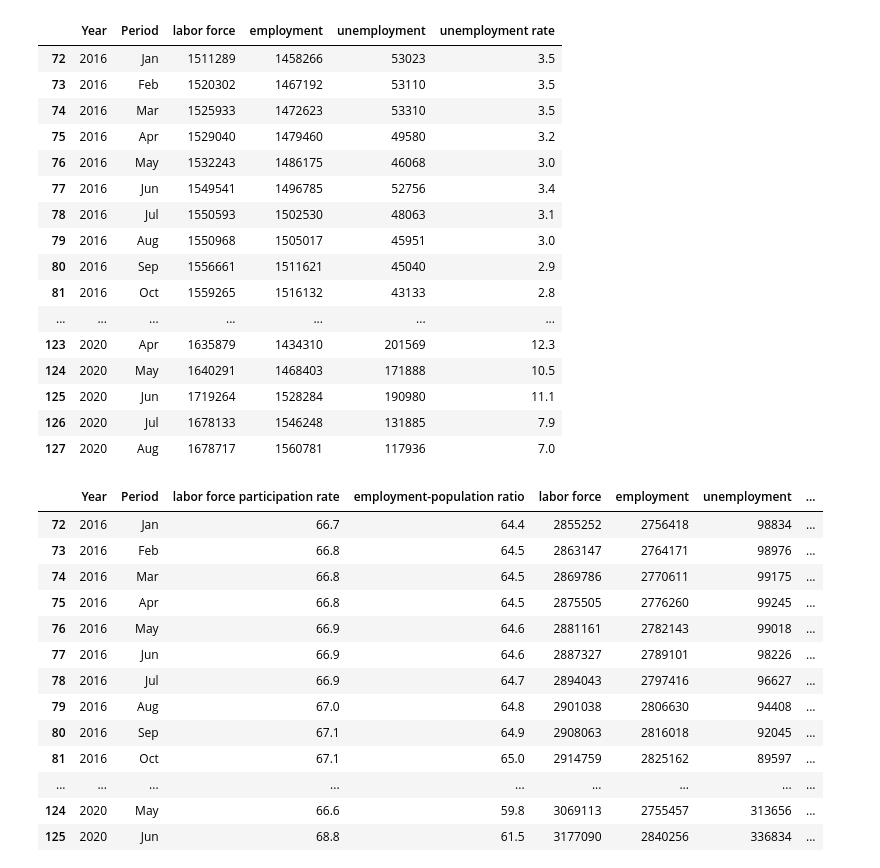
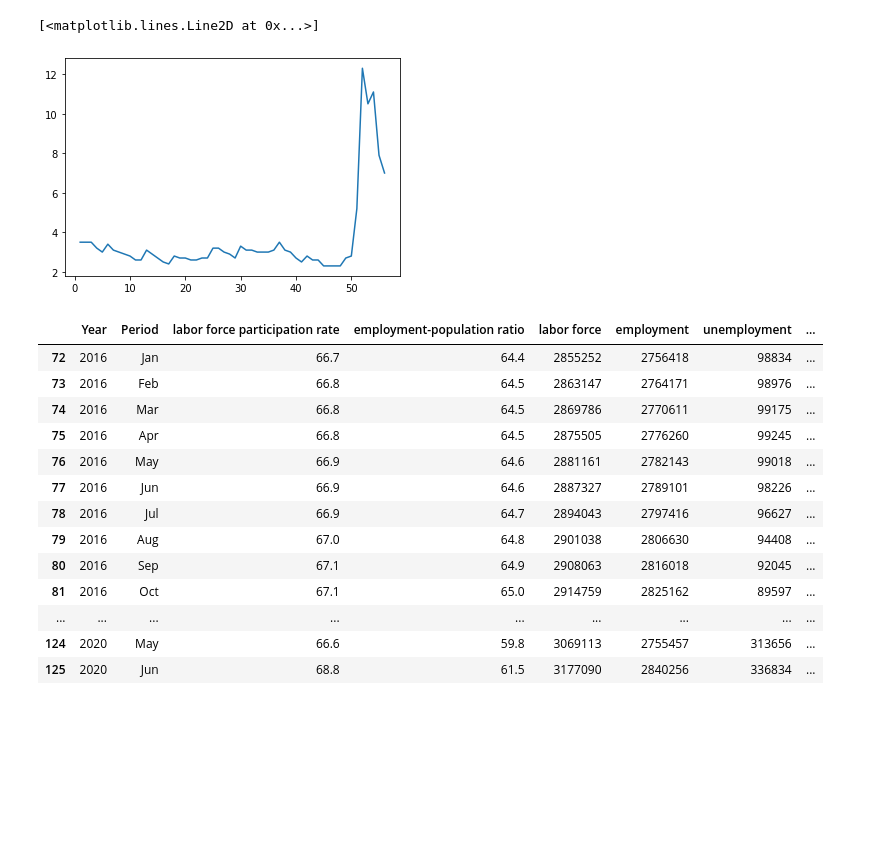
Before and after one commit to binetala/The_Very_Best_Team, a Jupyter notebook: Petey/quandl_save.ipynb, the cells around one changed output. Cells and saved outputs as stored; diff of their text form; code cells hidden in the pictures; blank space fills up the shorter version.

```diff
--- a/Petey/quandl_save.ipynb
+++ b/Petey/quandl_save.ipynb
@@ -11,25 +11,10 @@ import numpy as np
 # %%
 denver_employment = pd.read_csv("data/denver_bls.csv")
 unemployment_months = range(1,57, 1)
 employment_dated = denver_employment.loc[denver_employment['Year'] >= 2016]
 #employment_dated
-#plt.plot(unemployment_months, employment_dated['unemployment rate'])#, x_label = 'months (2016-2020)', ylabel= 'unemployment rate')
+plt.plot(unemployment_months, employment_dated['unemployment rate'])
 # %% [output]
-|  | Year | Period | labor force | employment | unemployment | unemployment rate |
-| 72 | 2016 | Jan | 1511289 | 1458266 | 53023 | 3.5 |
-| 73 | 2016 | Feb | 1520302 | 1467192 | 53110 | 3.5 |
-| 74 | 2016 | Mar | 1525933 | 1472623 | 53310 | 3.5 |
-| 75 | 2016 | Apr | 1529040 | 1479460 | 49580 | 3.2 |
-| 76 | 2016 | May | 1532243 | 1486175 | 46068 | 3.0 |
-| 77 | 2016 | Jun | 1549541 | 1496785 | 52756 | 3.4 |
-| 78 | 2016 | Jul | 1550593 | 1502530 | 48063 | 3.1 |
-| 79 | 2016 | Aug | 1550968 | 1505017 | 45951 | 3.0 |
-| 80 | 2016 | Sep | 1556661 | 1511621 | 45040 | 2.9 |
-| 81 | 2016 | Oct | 1559265 | 1516132 | 43133 | 2.8 |
-| ... | ... | ... | ... | ... | ... | ... |
-| 123 | 2020 | Apr | 1635879 | 1434310 | 201569 | 12.3 |
-| 124 | 2020 | May | 1640291 | 1468403 | 171888 | 10.5 |
-| 125 | 2020 | Jun | 1719264 | 1528284 | 190980 | 11.1 |
-| 126 | 2020 | Jul | 1678133 | 1546248 | 131885 | 7.9 |
-| 127 | 2020 | Aug | 1678717 | 1560781 | 117936 | 7.0 |
+[<matplotlib.lines.Line2D at 0x...>]
+[figure, added]
 # %%
```
Also changed, not shown: parts of 7 cells of this notebook.
